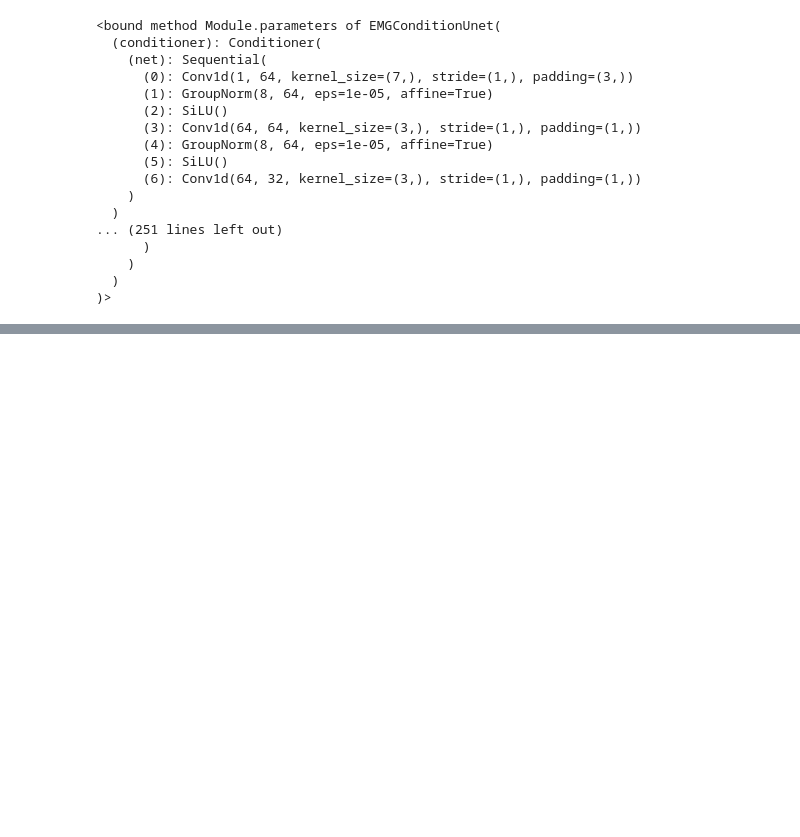
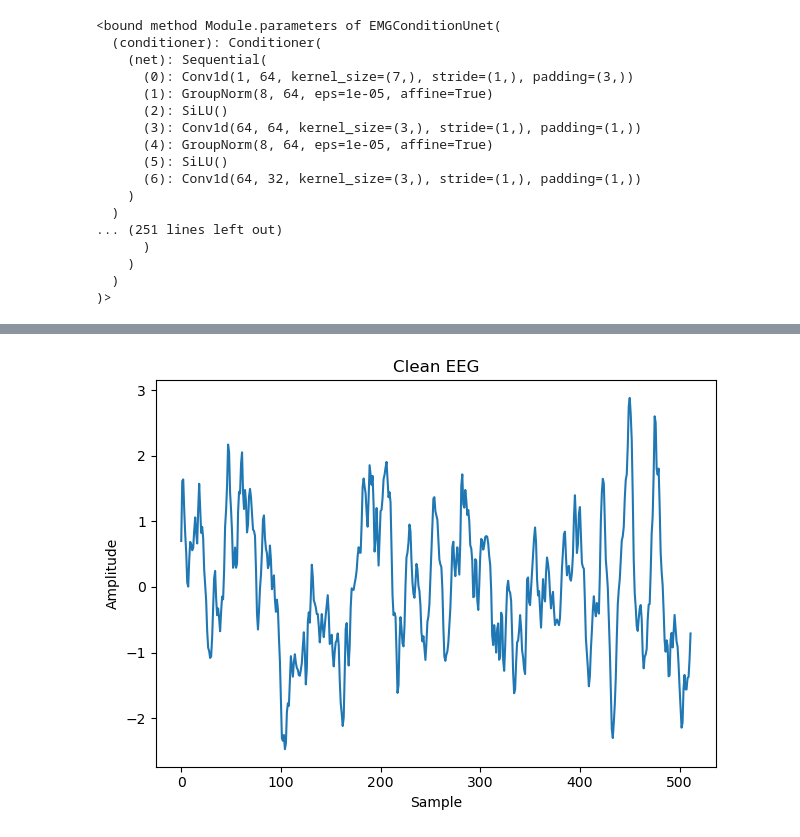
Before and after one commit to ArpanMukhopadhyay/DiffusionDenoiseEEG, a Jupyter notebook: EEGDiffusion.ipynb, the cells around one changed output, grey strips where cells are left out. Drawn from its saved outputs; the diff is of its cells as text; code cells hidden in the pictures; blank space fills up the shorter version.

```diff
--- a/EEGDiffusion.ipynb
+++ b/EEGDiffusion.ipynb
@@ -519,2 +522,11 @@ clean_plot    = take_1d(y_test_t[0])
+# %%
+plt.plot(clean_plot)
+plt.title("Clean EEG")
+plt.xlabel("Sample" )
+plt.ylabel("Amplitude")
+plt.tight_layout()
+plt.show()
+# %% [output]
+[figure, added]
 # %%
 plt.figure(figsize=(11, 4))
```
Also changed, not shown: parts of 16 cells of this notebook.
